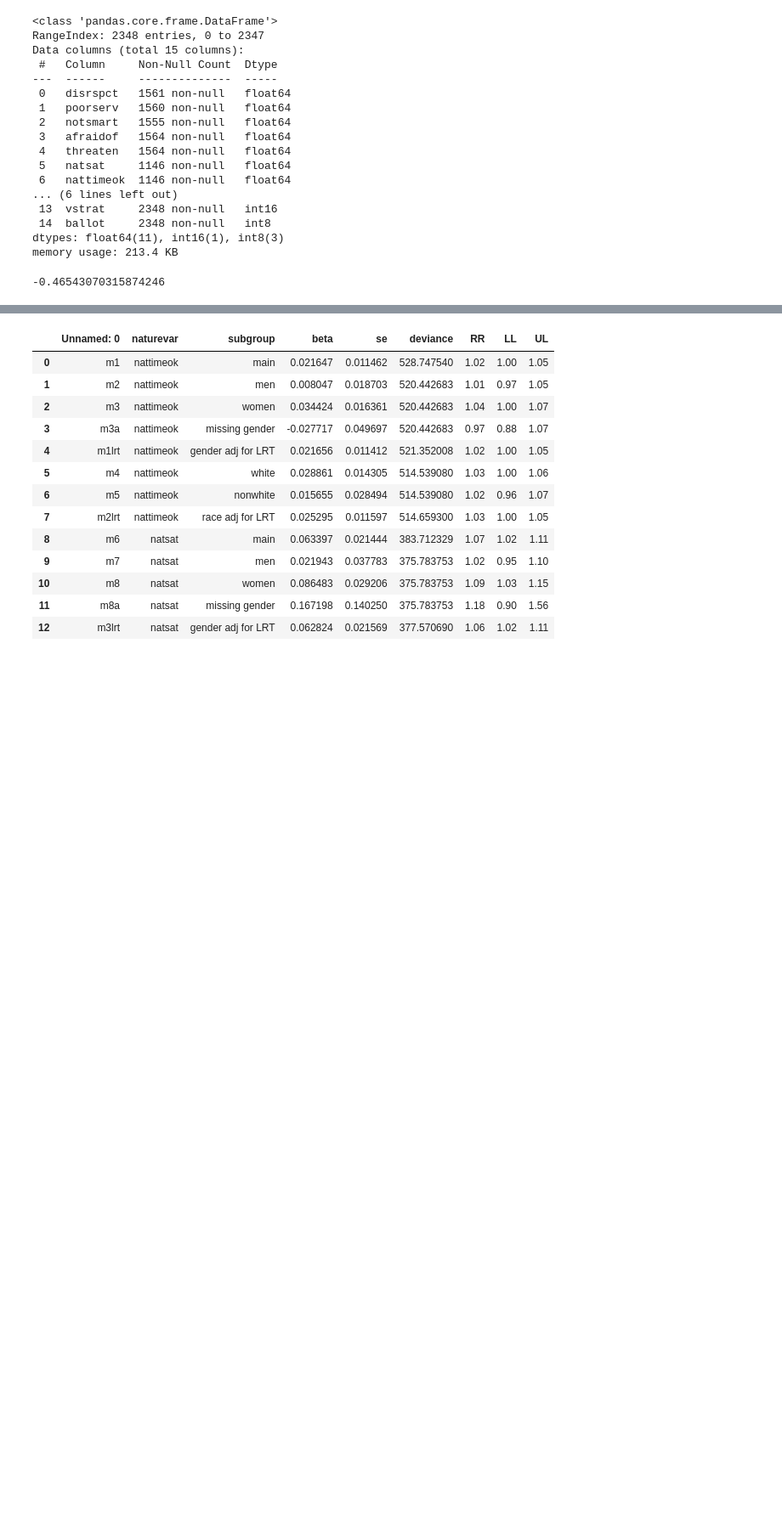
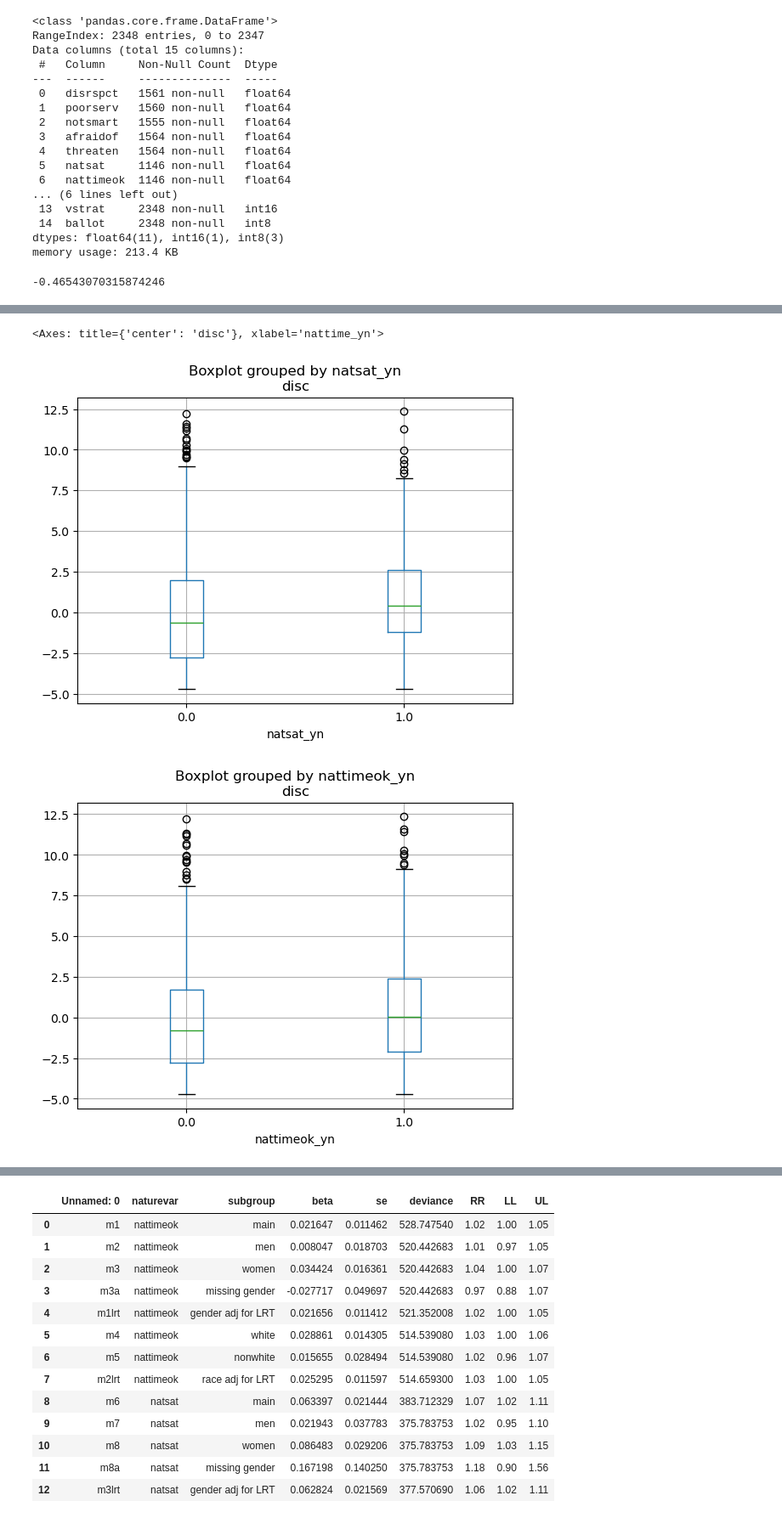
Before and after one commit to Mabus00/CSCI_6055_R, a Jupyter notebook: CSCI_6055_project.ipynb, the cells around one changed output, grey strips where cells are left out. Shown at 85% size. Drawn from its saved outputs; the diff is of its cells as text; code cells hidden in the pictures; blank space fills up the shorter version.

```diff
--- a/CSCI_6055_project.ipynb
+++ b/CSCI_6055_project.ipynb
@@ -203,0 +231,9 @@ df_b['region_cat'] = df_b['region'].map(region_map)
+# %%
+# discrimination distribution by binary outcomes
+df_b.boxplot(column='disc', by='natsat_yn')
+df_b.boxplot(column='disc', by='nattimeok_yn')
+df_b.boxplot(column='disc', by='nattime_yn')
+# %% [output]
+<Axes: title={'center': 'disc'}, xlabel='nattime_yn'>
+[figure, added]
+[figure, added]
```
Also changed, not shown: parts of 11 cells of this notebook.
